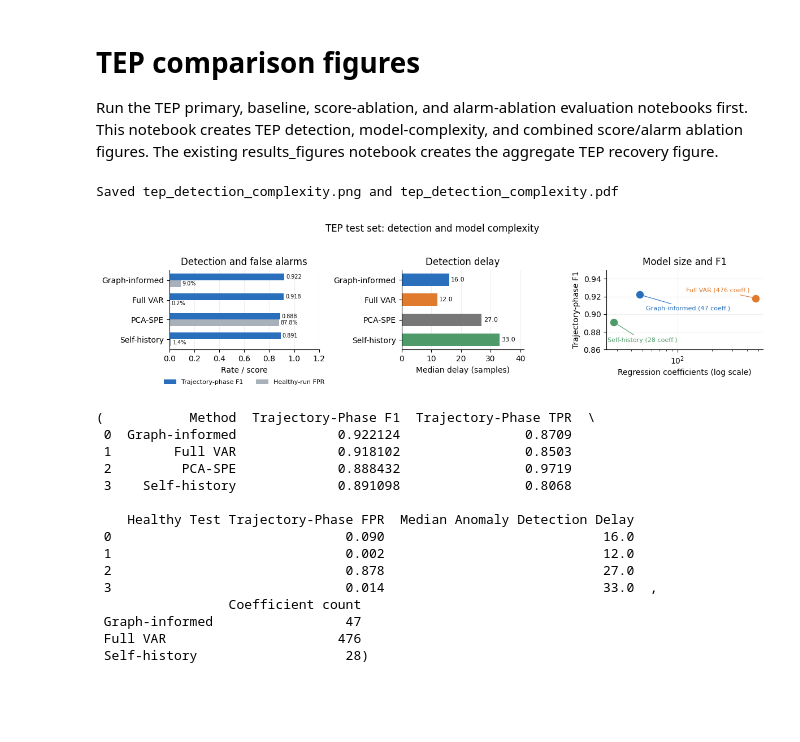
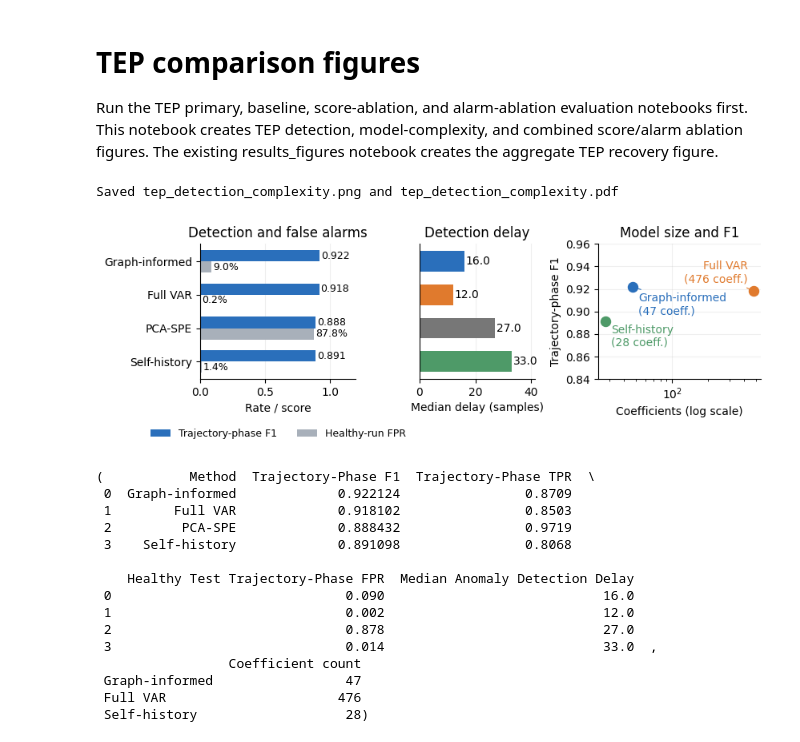
Before and after one commit to nfilipas/carl, a Jupyter notebook: notebooks/figures/tep_comparison_figures.ipynb, the cells around one changed output. Saved outputs shown, nothing was run; the diff lists cells and outputs as text; code cells hidden in the pictures; blank space fills up the shorter version.

```diff
--- a/notebooks/figures/tep_comparison_figures.ipynb
+++ b/notebooks/figures/tep_comparison_figures.ipynb
@@ -77,7 +77,7 @@ for method, weight_root in weight_roots.items():
         raise FileNotFoundError(f"Missing fitted coefficient arrays for {method}: {missing}")
     parameter_counts[method] = sum(np.load(path).size for path in arrays)
 
-fig, axes = plt.subplots(1, 3, figsize=(12.0, 3.8), gridspec_kw={"width_ratios": [1.1, 0.9, 1.15]})
+fig, axes = plt.subplots(1, 3, figsize=(8.5, 3.8), gridspec_kw={"width_ratios": [1.15, 0.85, 1.2]})
 method_colors = {"Graph-informed": "#2A6FBB", "Full VAR": "#E07A2D", "PCA-SPE": "#777777", "Self-history": "#4E9A68"}
 y = np.arange(len(main))
 bar_height = 0.34
@@ -90,47 +90,47 @@ axes[0].invert_yaxis()
 axes[0].set_xlim(0, 1.2)
 axes[0].set_xlabel("Rate / score")
 axes[0].set_title("Detection and false alarms")
-axes[0].legend(frameon=False, fontsize=8, loc="upper center", bbox_to_anchor=(0.5, -0.3), ncol=2)
+axes[0].legend(frameon=False, fontsize=9, loc="upper center", bbox_to_anchor=(0.5, -0.3), ncol=2)
 axes[0].grid(axis="x", alpha=0.2)
 axes[0].set_axisbelow(True)
 for yi, f1_value, fpr_value in zip(y, f1_values, healthy_fpr_values, strict=True):
-    axes[0].text(f1_value + 0.012, yi - bar_height / 2, f"{f1_value:.3f}", va="center", fontsize=7)
-    axes[0].text(fpr_value + 0.012, yi + bar_height / 2, f"{fpr_value:.1%}", va="center", fontsize=7)
+    axes[0].text(f1_value + 0.012, yi - bar_height / 2, f"{f1_value:.3f}", va="center", fontsize=9)
+    axes[0].text(fpr_value + 0.012, yi + bar_height / 2, f"{fpr_value:.1%}", va="center", fontsize=9)
 
 delay_values = main["Median Anomaly Detection Delay"].astype(float).to_numpy()
 axes[1].barh(y, delay_values, color=[method_colors[str(method)] for method in main["Method"]], height=0.62)
-axes[1].set_yticks(y, main["Method"].astype(str))
-axes[1].invert_yaxis()
+axes[1].set_yticks(y)
+axes[1].tick_params(axis="y", labelleft=False, left=False)
+axes[1].set_ylim(axes[0].get_ylim())
 axes[1].set_xlabel("Median delay (samples)")
 axes[1].set_title("Detection delay")
 axes[1].set_xlim(0, max(delay_values) * 1.25)
 axes[1].grid(axis="x", alpha=0.2)
 axes[1].set_axisbelow(True)
 for yi, value in zip(y, delay_values, strict=True):
-    axes[1].text(value + max(delay_values) * 0.02, yi, f"{value:.1f}", va="center", fontsize=8)
+    axes[1].text(value + max(delay_values) * 0.02, yi, f"{value:.1f}", va="center", fontsize=10)
 
 complexity = main.loc[main["Method"].astype(str).isin(parameter_counts)].copy()
 complexity["Coefficient count"] = complexity["Method"].astype(str).map(parameter_counts)
-label_offsets = {"Graph-informed": (8, -20), "Full VAR": (-8, 8), "Self-history": (-8, -25)}
+label_offsets = {"Graph-informed": (5, -25), "Full VAR": (-5, 8), "Self-history": (5, -22)}
 for _, row in complexity.iterrows():
     method = str(row["Method"])
     axes[2].scatter(row["Coefficient count"], row["Trajectory-Phase F1"], s=75, color=method_colors[method], zorder=3)
-    axes[2].annotate(f"{method} ({int(row['Coefficient count'])} coeff.)", (row["Coefficient count"], row["Trajectory-Phase F1"]), xytext=label_offsets[method], textcoords="offset points", ha="right" if method == "Full VAR" else "left", color=method_colors[method], arrowprops={"arrowstyle": "-", "color": method_colors[method], "lw": 0.8}, fontsize=8)
+    axes[2].annotate(f"{method}\n({int(row['Coefficient count'])} coeff.)", (row["Coefficient count"], row["Trajectory-Phase F1"]), xytext=label_offsets[method], textcoords="offset points", ha="right" if method == "Full VAR" else "left", color=method_colors[method], arrowprops={"arrowstyle": "-", "color": method_colors[method], "lw": 0.8}, fontsize=10)
 axes[2].set_xscale("log")
-axes[2].set_xlabel("Regression coefficients (log scale)")
+axes[2].set_xlabel("Coefficients (log scale)")
 axes[2].set_ylabel("Trajectory-phase F1")
-axes[2].set_ylim(0.86, 0.95)
+axes[2].set_ylim(0.84, 0.96)
 axes[2].set_title("Model size and F1")
 axes[2].grid(alpha=0.2)
 axes[2].set_axisbelow(True)
-fig.suptitle("TEP test set: detection and model complexity", y=1.03, fontsize=12)
 fig.tight_layout(rect=(0, 0.11, 1, 1))
 save_figure(fig, "tep_detection_complexity")
 plt.show()
 main[["Method", "Trajectory-Phase F1", "Trajectory-Phase TPR", "Healthy Test Trajectory-Phase FPR", "Median Anomaly Detection Delay"]], pd.Series(parameter_counts, name="Coefficient count").to_frame()
 # %% [output]
 Saved tep_detection_complexity.png and tep_detection_complexity.pdf
-[figure, old version]
+[figure, new version]
 (           Method  Trajectory-Phase F1  Trajectory-Phase TPR  \
  0  Graph-informed             0.922124                0.8709
  1        Full VAR             0.918102                0.8503
```
Also changed, not shown: parts of 1 cell of this notebook, 18 other files.
